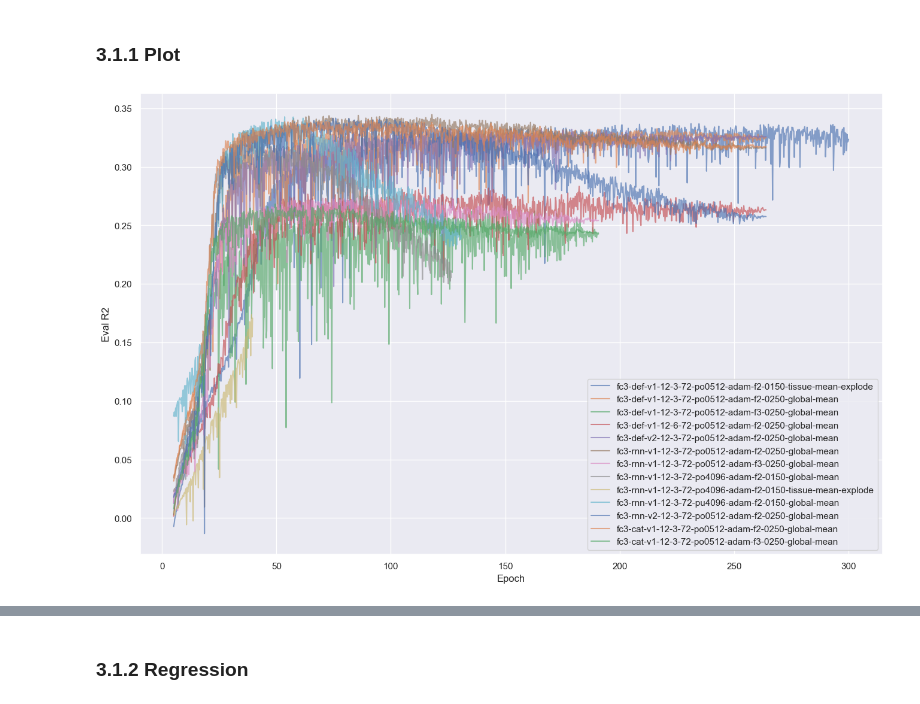
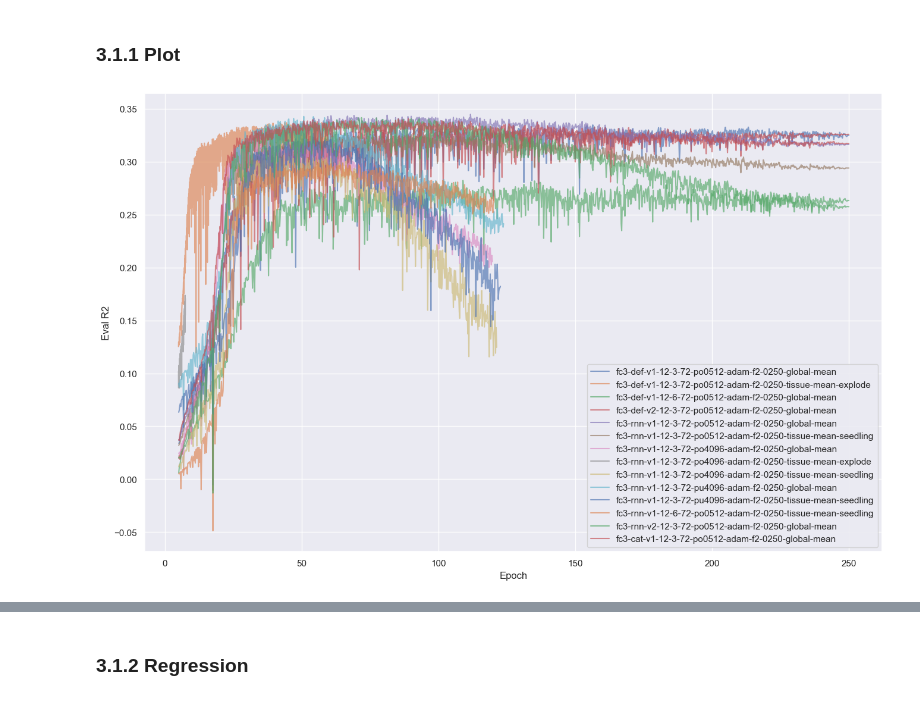
Before and after one commit to up4472/upolanc-thesis, a Jupyter notebook: notebook/nbp13-report.ipynb, the cells around one changed output, grey strips where cells are left out. Drawn from its saved outputs; the diff is of its cells as text; code cells hidden in the pictures.

```diff
--- a/notebook/nbp13-report.ipynb
+++ b/notebook/nbp13-report.ipynb
@@ -422,25 +426,27 @@ C:\Developer\Workspace\PyCharm\Projects\upolanc-thesis\reports\2023-06-xx\regres
 C:\Developer\Workspace\PyCharm\Projects\upolanc-thesis\reports\2023-06-xx\regression-bert\fc3-cat-v1-12-3-72-po0512-adam-f3-0250-global-mean
 # %% [markdown]
 ### 3.1.1 Plot
+# %%
+# Approximate value used for non-explode reports (512 x 32 = 16384)
+
+STEPS_PER_EPOCH = 512
 # %%
-# Plot
-
-STEPS_PER_EPOCH = 485
+# Plot filter 2
 
 report_plot.models_bert_r2(
 	data = report_filter.filter_bert_reports(
 		reports = report_bert_model,
-		keep_only = None,
-		drop_only = None
+		keep_only = ['f2'],
+		drop_only = []
 	),
 	mode            = 'regression',
 	step            = 'epoch',
 	steps_min       = int(  5 * STEPS_PER_EPOCH),
-	steps_max       = int(300 * STEPS_PER_EPOCH),
+	steps_max       = int(250 * STEPS_PER_EPOCH),
 	steps_per_epoch = STEPS_PER_EPOCH,
 	alpha           = 0.65,
 	groupby         = 'none',
-	filename        = os.path.join(DATA_DIR, 'bert-r2')
+	filename        = os.path.join(DATA_DIR, 'bert-r2-f2')
 )
 # %% [output]
-[figure, old version]
+[figure, new version]
```
Also changed, not shown: parts of 4 cells of this notebook, 6 other files.
